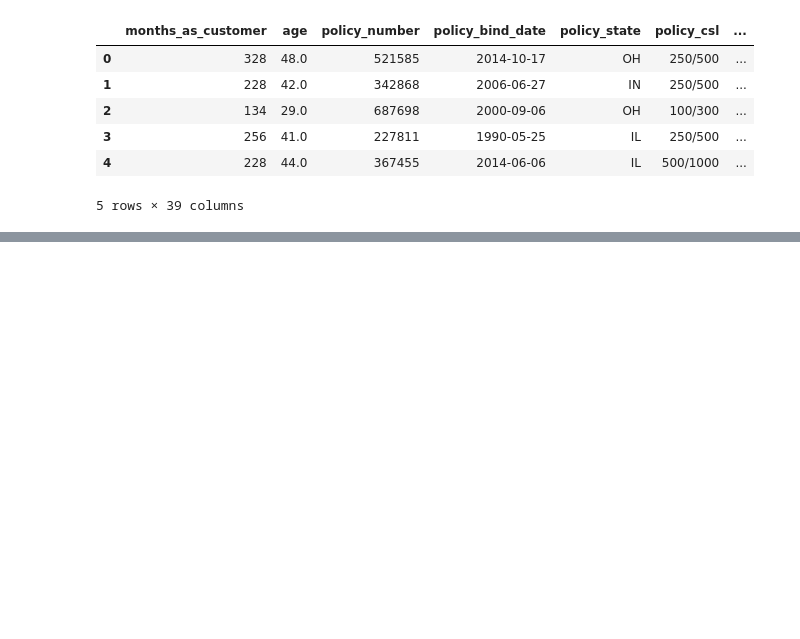
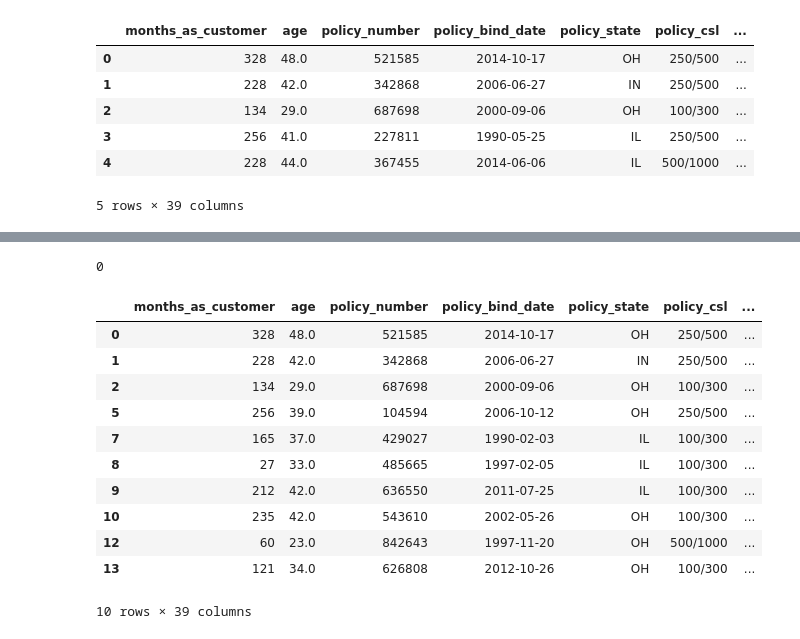
Before and after one commit to nomaguguk/Integrated-Project, a Jupyter notebook: code/EDA.ipynb, the cells around one changed output, grey strips where cells are left out. Cells and saved outputs as stored; diff of their text form; code cells hidden in the pictures; blank space fills up the shorter version.

```diff
--- a/code/EDA.ipynb
+++ b/code/EDA.ipynb
@@ -2,0 +3,18 @@
+# %%
+import pandas as pd #data preprocessing
+import numpy as np
+import itertools
+import string
+import seaborn as sns
+from sklearn.feature_extraction.text import CountVectorizer,TfidfVectorizer
+from sklearn.model_selection import train_test_split
+from sklearn.linear_model import PassiveAggressiveClassifier
+from sklearn.naive_bayes import MultinomialNB
+from sklearn import metrics
+import matplotlib.pyplot as plt
+%matplotlib inline
+#To show all the rows of pandas datafram
+pd.set_option('display.max_rows', None)
+
+import warnings
+warnings.filterwarnings('ignore')
@@ -30,0 +96,19 @@ insurance_df.head()
+# %%
+insurance_df.isna().sum().sum()
+# %% [output]
+0
+# %%
+insurance_df.head(10)
+# %% [output]
+|  | months_as_customer | age | policy_number | policy_bind_date | policy_state | policy_csl | ... |
+| 0 | 328 | 48.0 | 521585 | 2014-10-17 | OH | 250/500 | ... |
+| 1 | 228 | 42.0 | 342868 | 2006-06-27 | IN | 250/500 | ... |
+| 2 | 134 | 29.0 | 687698 | 2000-09-06 | OH | 100/300 | ... |
+| 5 | 256 | 39.0 | 104594 | 2006-10-12 | OH | 250/500 | ... |
+| 7 | 165 | 37.0 | 429027 | 1990-02-03 | IL | 100/300 | ... |
+| 8 | 27 | 33.0 | 485665 | 1997-02-05 | IL | 100/300 | ... |
+| 9 | 212 | 42.0 | 636550 | 2011-07-25 | IL | 100/300 | ... |
+| 10 | 235 | 42.0 | 543610 | 2002-05-26 | OH | 100/300 | ... |
+| 12 | 60 | 23.0 | 842643 | 1997-11-20 | OH | 500/1000 | ... |
+| 13 | 121 | 34.0 | 626808 | 2012-10-26 | OH | 100/300 | ... |
+10 rows × 39 columns
```
Also changed, not shown: parts of 18 cells of this notebook.
